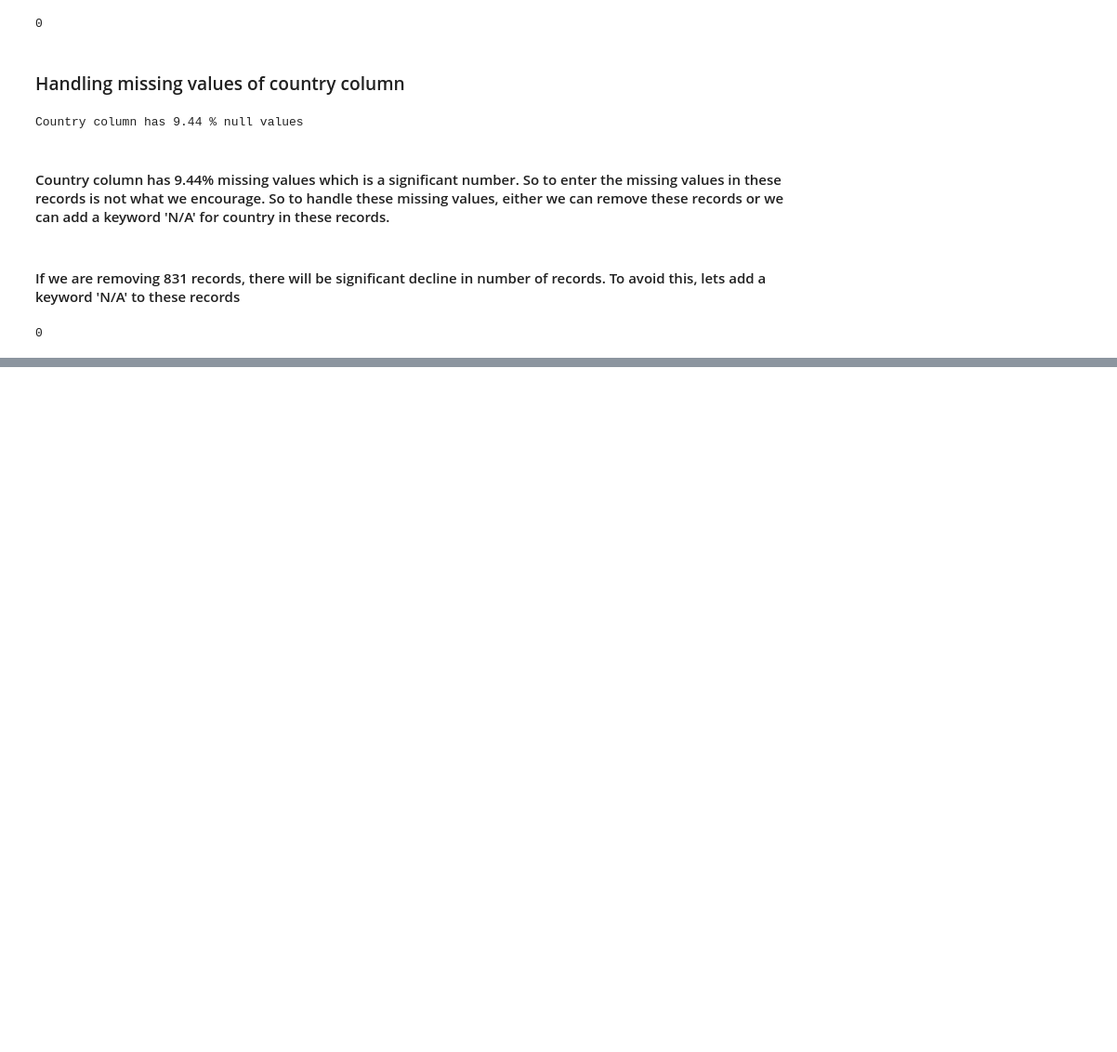
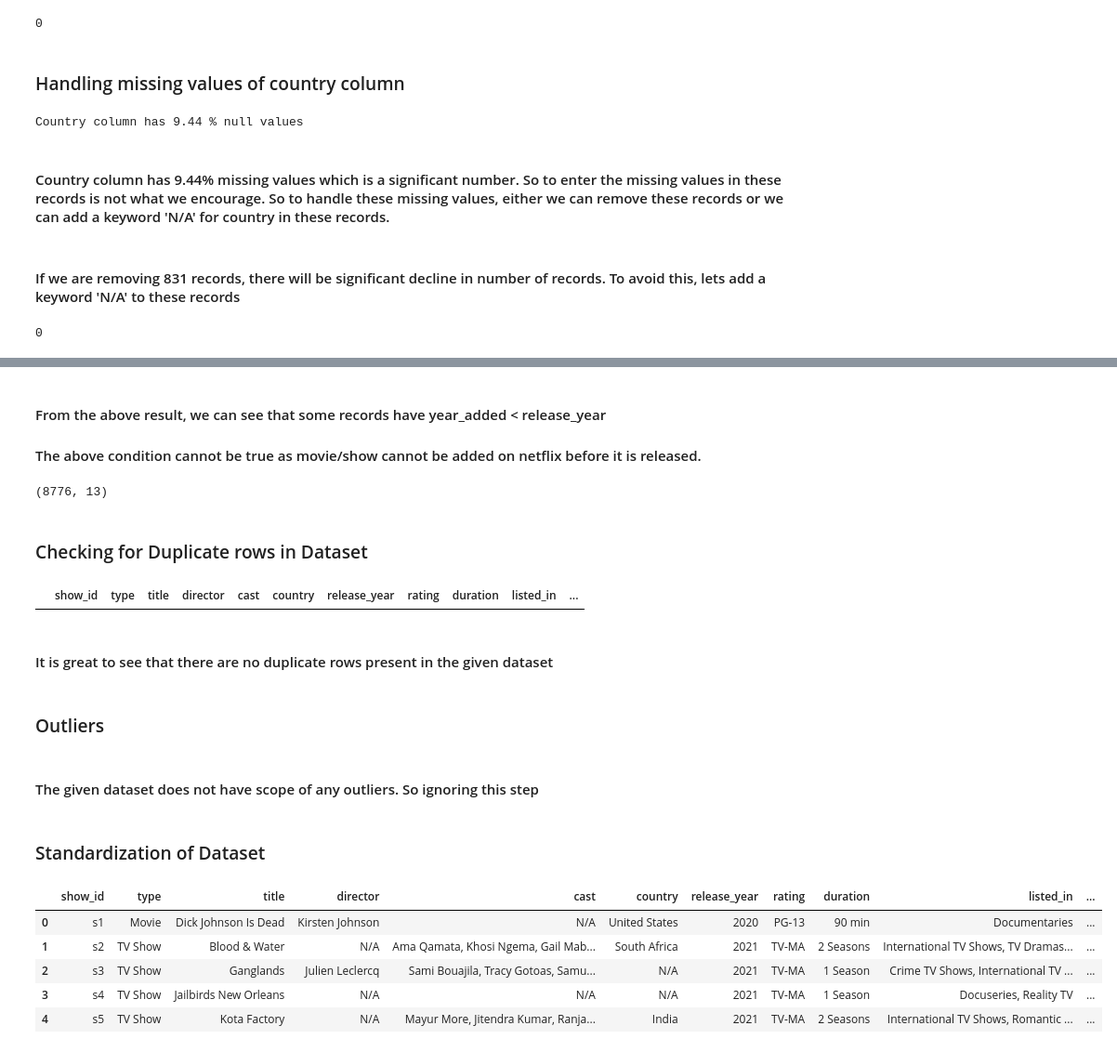
Before and after one commit to suparthjain22/Netflix-Exploratory-Data-Analysis, a Jupyter notebook: Notebook/EDA-project.ipynb, the cells around one changed output, grey strips where cells are left out. Shown at 93% size. Cells and saved outputs as stored; diff of their text form; code cells hidden in the pictures; blank space fills up the shorter version.

Commit message:
Data Cleaning further steps

```diff
--- a/Notebook/EDA-project.ipynb
+++ b/Notebook/EDA-project.ipynb
@@ -457,0 +446,3 @@ df.shape
+# %% [markdown]
+#### From the above result, we can see that some records have year_added < release_year
+#### The above condition cannot be true as movie/show cannot be added on netflix before it is released.
@@ -457,0 +453,31 @@ df.shape
+# %%
+# Checking the dimension of data available after cleaning the dataset
+df.shape
+# %% [output]
+(8776, 13)
+# %% [markdown]
+### Checking for Duplicate rows in Dataset
+# %%
+#Finding duplicate rows in the dataset
+
+duplicate_rows = df[df.duplicated()]
+duplicate_rows
+# %% [output]
+|  | show_id | type | title | director | cast | country | release_year | rating | duration | listed_in | ... |
+# %% [markdown]
+#### It is great to see that there are no duplicate rows present in the given dataset
+# %% [markdown]
+### Outliers
+# %% [markdown]
+#### The given dataset does not have scope of any outliers. So ignoring this step
+# %% [markdown]
+### Standardization of Dataset
+# %%
+df.head()
+# %% [output]
+|  | show_id | type | title | director | cast | country | release_year | rating | duration | listed_in | ... |
+| 0 | s1 | Movie | Dick Johnson Is Dead | Kirsten Johnson | N/A | United States | 2020 | PG-13 | 90 min | Documentaries | ... |
+| 1 | s2 | TV Show | Blood & Water | N/A | Ama Qamata, Khosi Ngema, Gail Mab... | South Africa | 2021 | TV-MA | 2 Seasons | International TV Shows, TV Dramas... | ... |
+| 2 | s3 | TV Show | Ganglands | Julien Leclercq | Sami Bouajila, Tracy Gotoas, Samu... | N/A | 2021 | TV-MA | 1 Season | Crime TV Shows, International TV ... | ... |
+| 3 | s4 | TV Show | Jailbirds New Orleans | N/A | N/A | N/A | 2021 | TV-MA | 1 Season | Docuseries, Reality TV | ... |
+| 4 | s5 | TV Show | Kota Factory | N/A | Mayur More, Jitendra Kumar, Ranja... | India | 2021 | TV-MA | 2 Seasons | International TV Shows, Romantic ... | ... |
```
Also changed, not shown: parts of 68 cells of this notebook.
